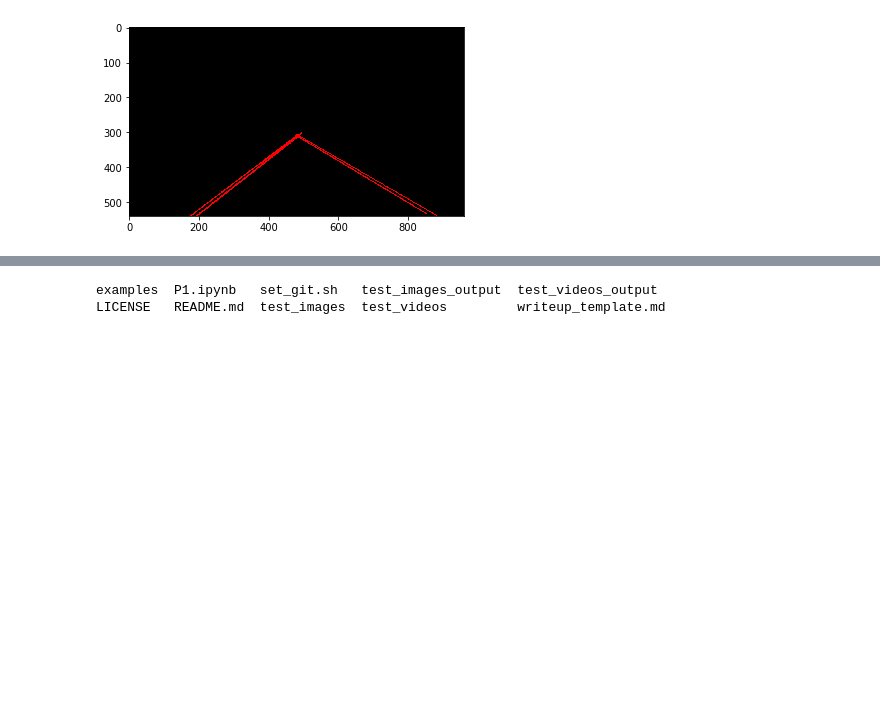
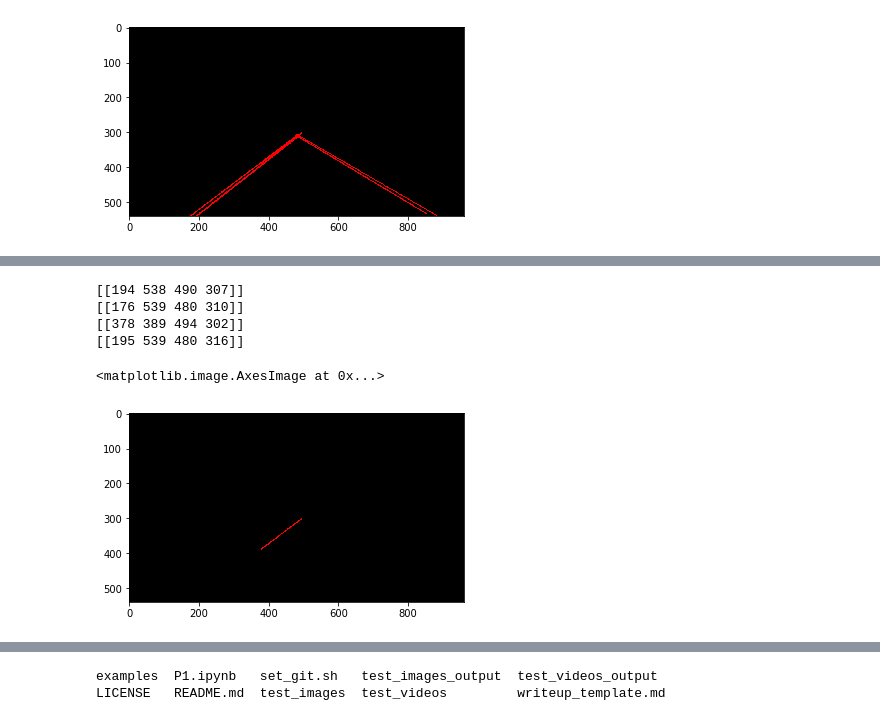
Before and after one commit to c1505/CarND-LaneLines-P1, a Jupyter notebook: P1.ipynb, the cells around one changed output, grey strips where cells are left out. Drawn from its saved outputs; the diff is of its cells as text; code cells hidden in the pictures; blank space fills up the shorter version.

```diff
--- a/P1.ipynb
+++ b/P1.ipynb
@@ -249,41 +253,48 @@ plt.imshow(line_img)
 # %%
-# def slope(line):
-#     for x1,y1,x2,y2 in line:
-#         return ((y2-y1)/(x2-x1))
+def slope(line):
+    for x1,y1,x2,y2 in line:
+        return ((y2-y1)/(x2-x1))
 # %%
-# # break down hough_lines and draw lines functions
-# img = masked_image
-# lines = cv2.HoughLinesP(img, rho, theta, threshold, np.array([]), minLineLength=min_line_len, maxLineGap=max_line_gap)
-# line_img = np.zeros((img.shape[0], img.shape[1], 3), dtype=np.uint8)
+# break down hough_lines and draw lines functions
+img = masked_image
+lines = cv2.HoughLinesP(img, rho, theta, threshold, np.array([]), minLineLength=min_line_len, maxLineGap=max_line_gap)
+line_img = np.zeros((img.shape[0], img.shape[1], 3), dtype=np.uint8)
 
 
-# # draw_lines(line_img, lines)
-# color=[255, 0, 0]
-# thickness=2
-# left_lines = []
-# right_lines = []
-# left_slopes = []
-# right_slopes = []
-# for line in lines:
-#     for x1,y1,x2,y2 in line:
-#         if slope(line) > 0:
-#             print(slope(line))
-#             right_lines.append(line)
-#             right_slopes.append(slope(line))
-#         else:
-#             print(slope(line))
-#             left_lines.append(line)
-#             left_slopes.append(slope(line))
-# #         cv2.line(line_img, (x1, y1), (x2, y2), color, thickness)
+# draw_lines(line_img, lines)
+color=[255, 0, 0]
+thickness=2
+left_lines = []
+right_lines = []
+left_slopes = []
+right_slopes = []
+for line in lines:
+    for x1,y1,x2,y2 in line:
+        if slope(line) > 0:
+            right_lines.append(line)
+            right_slopes.append(slope(line))
+        else:
+            left_lines.append(line)
+            left_slopes.append(slope(line))
+#         cv2.line(line_img, (x1, y1), (x2, y2), color, thickness)
 
-# for line in right_lines:
-#     for x1,y1,x2,y2 in line:
+for line in left_lines:
+    for x1,y1,x2,y2 in line:
+        print(line)
 #         cv2.line(line_img, (x1, y1), (x2, y2), color, thickness)
-# lines
-# plt.imshow(line_img)
-# # one of these lines shouldn't be there.  I could exlude it by slope or i could play around with thresholding or both.
-# # I am seeign valid slopes here of -0.73 - -0.8 and 0.55 - 0.6 .  A bit surpised they don't match more
-# # average the slopes
-# # average the starting points
-# # re-draw the lines
-# # i have points so i could do a linear regression
+        cv2.line(line_img, (378, 389), (494, 302), color, thickness)
+lines
+plt.imshow(line_img)
+# one of these lines shouldn't be there.  I could exlude it by slope or i could play around with thresholding or both.
+# I am seeign valid slopes here of -0.73 - -0.8 and 0.55 - 0.6 .  A bit surpised they don't match more
+# average the slopes
+# average the starting points
+# re-draw the lines
+# i have points so i could do a linear regression
+# %% [output]
+[[194 538 490 307]]
+[[176 539 480 310]]
+[[378 389 494 302]]
+[[195 539 480 316]]
+<matplotlib.image.AxesImage at 0x...>
+[figure, added]
```
Also changed, not shown: parts of 15 cells of this notebook.
